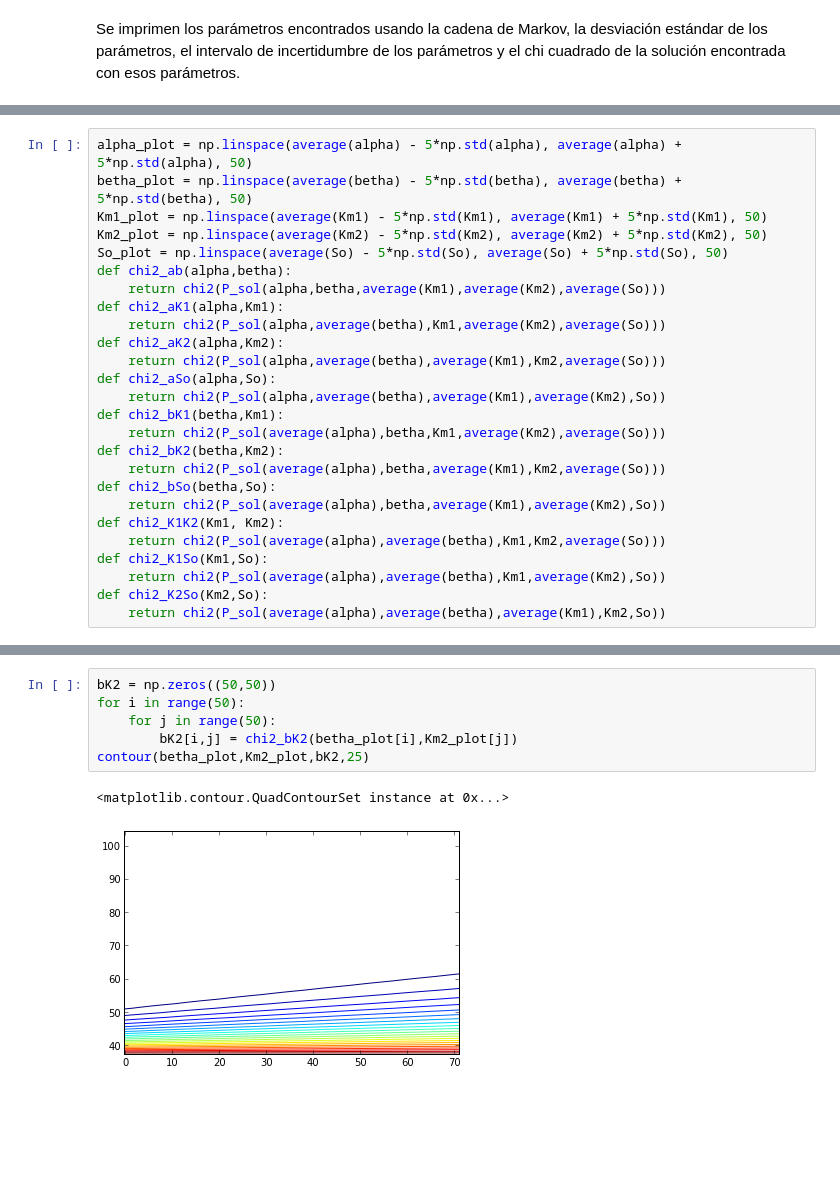
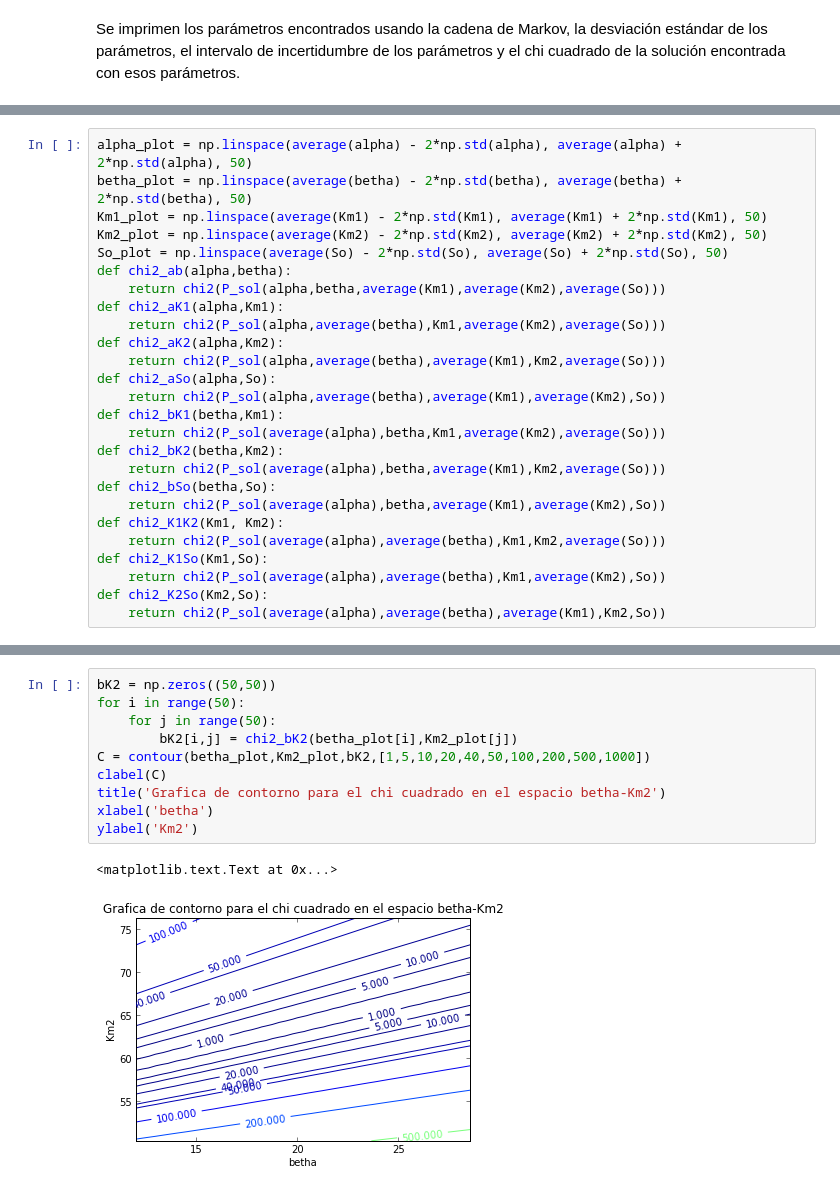
Before and after one commit to sebasolivaresn/Taller-8, a Jupyter notebook: MCMC.ipynb, the cells around one changed output, grey strips where cells are left out. Drawn from its saved outputs; the diff is of its cells as text; blank space fills up the shorter version.

```diff
--- a/MCMC.ipynb
+++ b/MCMC.ipynb
@@ -181,9 +189,9 @@ Chi cuadrado para la solución encontrada con esos parámetros = 1.45354794161
 # %%
-alpha_plot = np.linspace(average(alpha) - 5*np.std(alpha), average(alpha) + 5*np.std(alpha), 50)
-betha_plot = np.linspace(average(betha) - 5*np.std(betha), average(betha) + 5*np.std(betha), 50)
-Km1_plot = np.linspace(average(Km1) - 5*np.std(Km1), average(Km1) + 5*np.std(Km1), 50)
-Km2_plot = np.linspace(average(Km2) - 5*np.std(Km2), average(Km2) + 5*np.std(Km2), 50)
-So_plot = np.linspace(average(So) - 5*np.std(So), average(So) + 5*np.std(So), 50)
+alpha_plot = np.linspace(average(alpha) - 2*np.std(alpha), average(alpha) + 2*np.std(alpha), 50)
+betha_plot = np.linspace(average(betha) - 2*np.std(betha), average(betha) + 2*np.std(betha), 50)
+Km1_plot = np.linspace(average(Km1) - 2*np.std(Km1), average(Km1) + 2*np.std(Km1), 50)
+Km2_plot = np.linspace(average(Km2) - 2*np.std(Km2), average(Km2) + 2*np.std(Km2), 50)
+So_plot = np.linspace(average(So) - 2*np.std(So), average(So) + 2*np.std(So), 50)
 def chi2_ab(alpha,betha):
     return chi2(P_sol(alpha,betha,average(Km1),average(Km2),average(So)))
 def chi2_aK1(alpha,Km1):
@@ -252,12 +282,16 @@ contour(betha_plot,Km1_plot,bK1,25)
 # %%
 bK2 = np.zeros((50,50))
 for i in range(50):
     for j in range(50):
         bK2[i,j] = chi2_bK2(betha_plot[i],Km2_plot[j])
-contour(betha_plot,Km2_plot,bK2,25)
+C = contour(betha_plot,Km2_plot,bK2,[1,5,10,20,40,50,100,200,500,1000])
+clabel(C)
+title('Grafica de contorno para el chi cuadrado en el espacio betha-Km2')
+xlabel('betha')
+ylabel('Km2')
 # %% [output]
-<matplotlib.contour.QuadContourSet instance at 0x...>
+<matplotlib.text.Text at 0x...>
-[figure, old version]
+[figure, new version]
 # %%
 bSo = np.zeros((50,50))
 for i in range(50):
```
Also changed, not shown: parts of 14 cells of this notebook.
